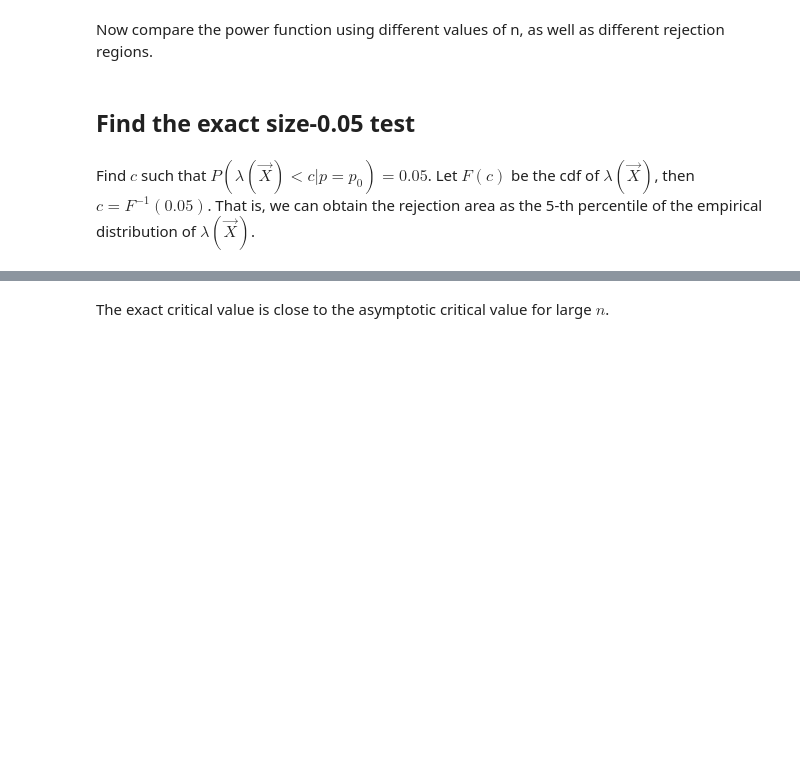
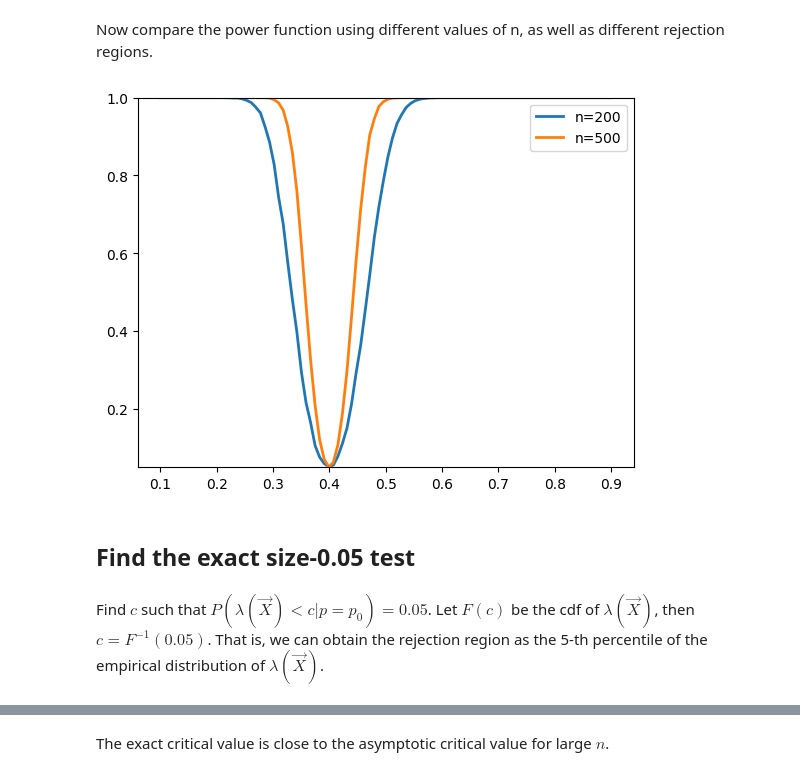
Before and after one commit to khaichiong/meco7312, a Jupyter notebook: L11_Likelihood_Ratio_Test.ipynb, the cells around one changed output, grey strips where cells are left out. Drawn from its saved outputs; the diff is of its cells as text; code cells hidden in the pictures; blank space fills up the shorter version.

```diff
--- a/L11_Likelihood_Ratio_Test.ipynb
+++ b/L11_Likelihood_Ratio_Test.ipynb
@@ -76,5 +87,22 @@ plt.show()
 # %% [markdown]
 Now compare the power function using different values of n, as well as different rejection regions.
+# %%
+power2 = []
+n=500
+for p in np.linspace(0.1,0.9,100):
+  x = np.random.binomial(1,p,(n,s))
+  lrt = likelihood_ratio(x,p0)
+  #probability of rejecting the null at different values of p in the data-generating process
+  power2.append([np.mean(np.exp(lrt)<0.1465)])
+# %%
+#Plotting the Power function
+plt.plot(np.linspace(0.1,0.9,100),power,lw=2,label='n=200')
+plt.plot(np.linspace(0.1,0.9,100),power2,lw=2,label='n=500')
+plt.legend()
+plt.ylim((0.05,1.0))
+plt.show()
+# %% [output]
+[figure, added]
 # %% [markdown]
 ##  Find the exact size-0.05 test
 # %%
@@ -91,5 +116,5 @@ lrt = np.log(p0)*sample_sum  + np.log(1-p0)*(n-sample_sum) - np.log(sample_mean)
 # %% [markdown]
-Find $c$ such that $P(\lambda(\vec{X}) < c|p=p_{0}) = 0.05$. Let $F(c)$ be the cdf of $\lambda(\vec{X})$, then $c = F^{-1}(0.05)$. That is, we can obtain the rejection area as the 5-th percentile of the empirical distribution of $\lambda(\vec{X})$.
+Find $c$ such that $P(\lambda(\vec{X}) < c|p=p_{0}) = 0.05$. Let $F(c)$ be the cdf of $\lambda(\vec{X})$, then $c = F^{-1}(0.05)$. That is, we can obtain the rejection region as the 5-th percentile of the empirical distribution of $\lambda(\vec{X})$.
 # %%
 np.percentile(np.exp(lrt),5)
 # %% [output]
```
Also changed, not shown: parts of 12 cells of this notebook.
